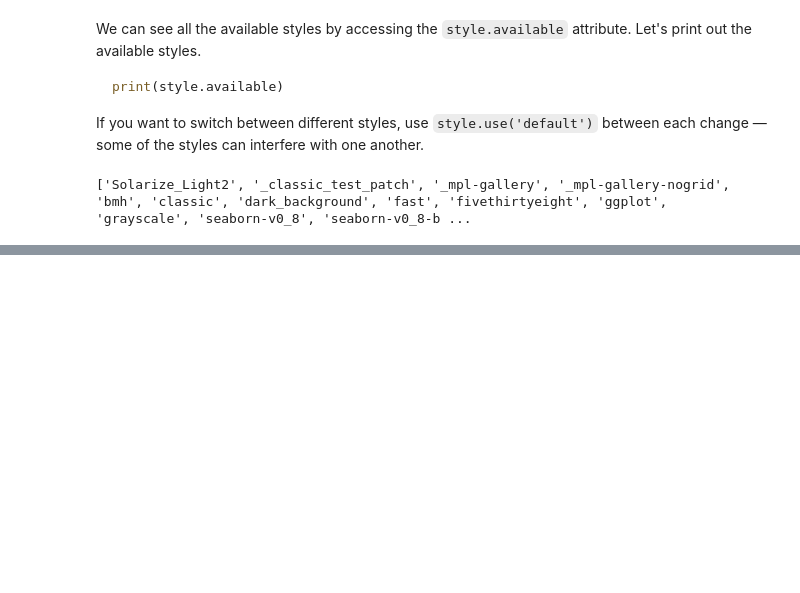
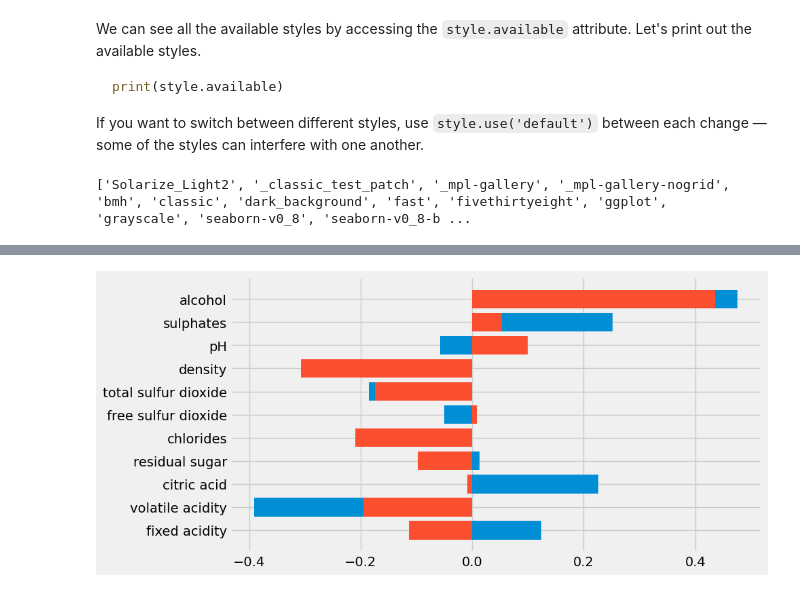
Before and after one commit to jtuchinsky/dataquest, a Jupyter notebook: data_visualization/3 FiveThirtyEight Case Study.ipynb, the cells around one changed output, grey strips where cells are left out. Cells and saved outputs as stored; diff of their text form; code cells hidden in the pictures; blank space fills up the shorter version.

```diff
--- a/data_visualization/3 FiveThirtyEight Case Study.ipynb
+++ b/data_visualization/3 FiveThirtyEight Case Study.ipynb
@@ -66,4 +65,7 @@ We want to determine which attributes (pH, alcohol level, etc.) most strongly co
 # %%
 import pandas as pd
 
-red_wine = pd.read_csv('./wine_quality/quality-red.csv', sep=';')
+red_wine = pd.read_csv('./wine_quality/winequality-red.csv', sep=';')
+display(red_wine.head())
+white_wine = pd.read_csv('./wine_quality/winequality-white.csv', sep=';')
+display(white_wine.head())
@@ -69,0 +94,5 @@ red_wine = pd.read_csv('./wine_quality/quality-red.csv', sep=';')
+# %%
+red_corr = red_wine.corr()['quality'][:-1]
+display(red_corr)
+white_corr = white_wine.corr()['quality'][:-1]
+display(white_corr)
@@ -69,0 +135,8 @@ red_wine = pd.read_csv('./wine_quality/quality-red.csv', sep=';')
+# %%
+style.use('fivethirtyeight')
+fig, ax = plt.subplots(figsize=(9,5))
+ax.barh(red_corr.index, red_corr)
+ax.barh(white_corr.index, white_corr)
+plt.show()
+# %% [output]
+[figure, added]
```
Also changed, not shown: parts of 21 cells of this notebook.
